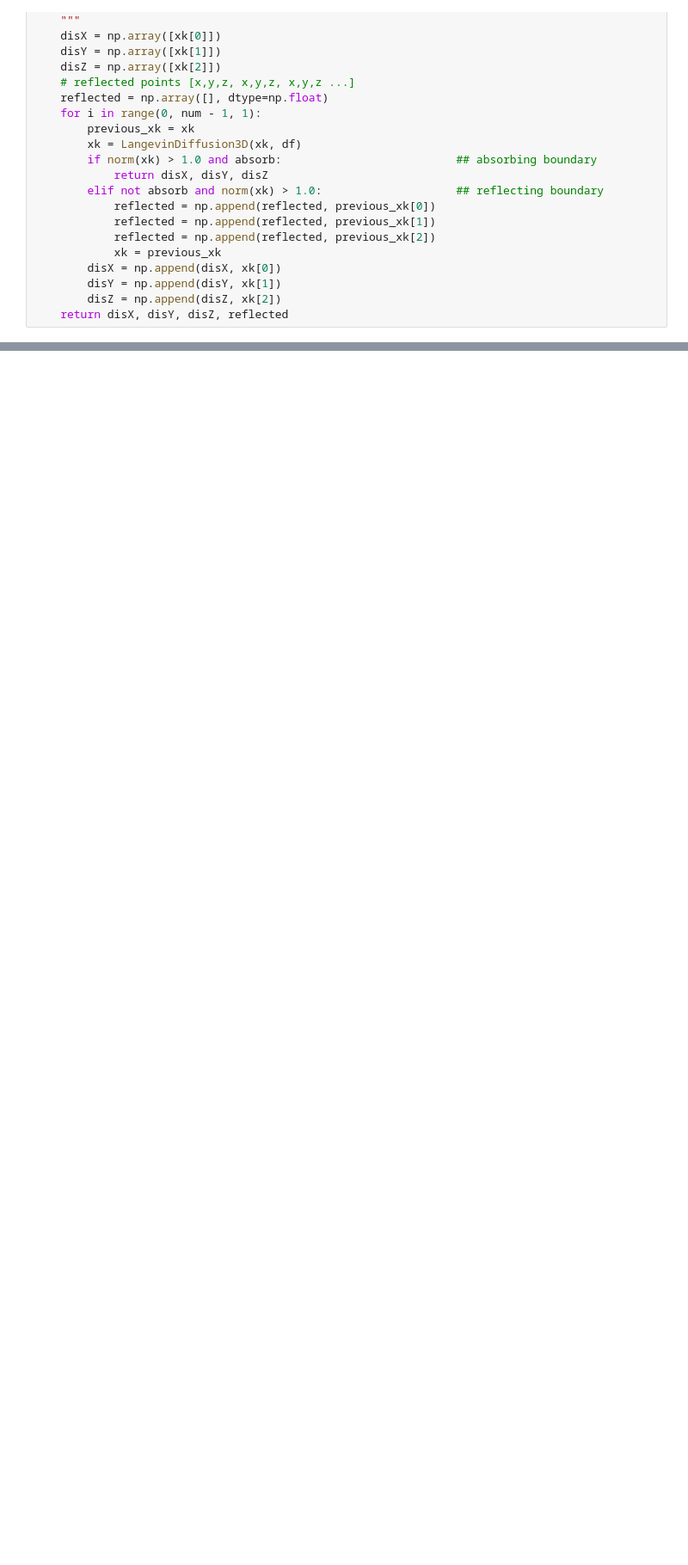
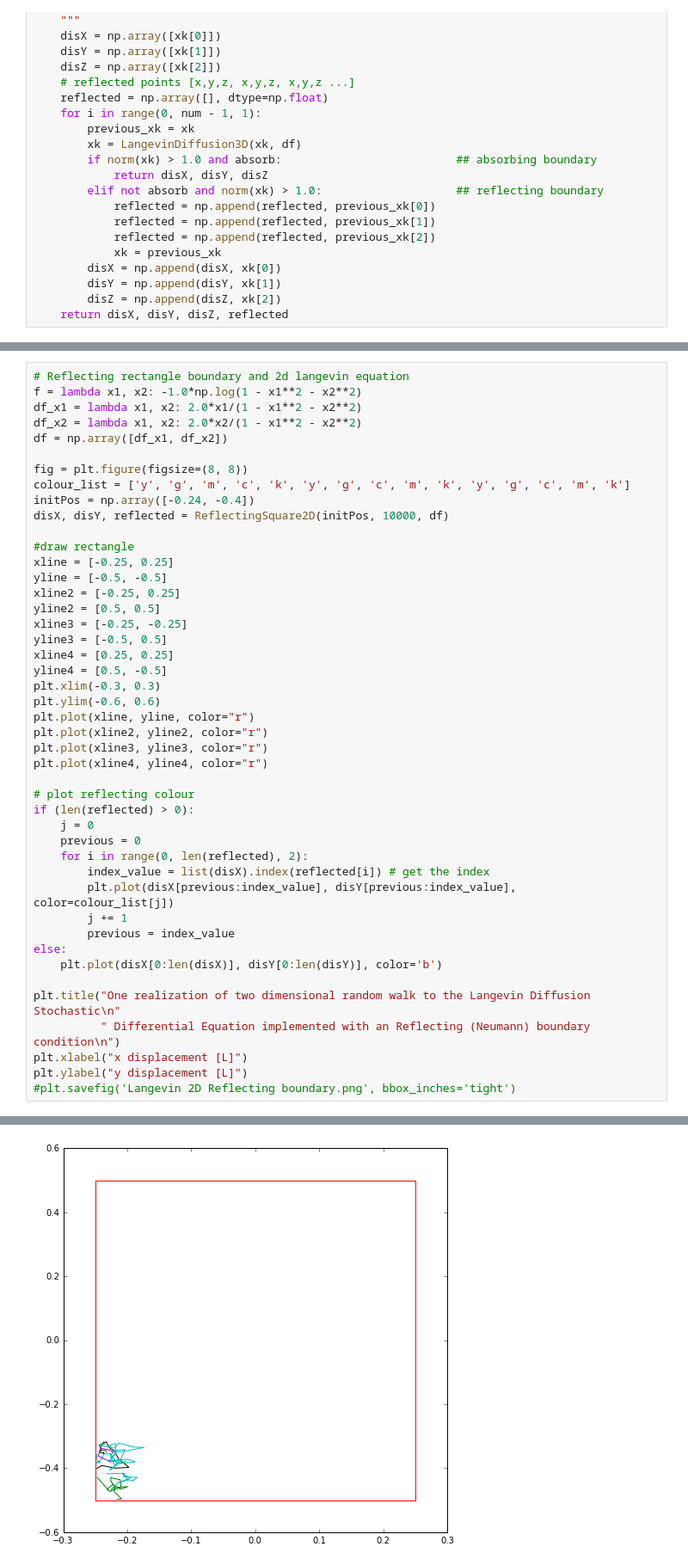
Before and after one commit to nishalad95/Langevin-MC-Markov-Model, a Jupyter notebook: Langevin Monte Carlo Test.ipynb, the cells around one changed output, grey strips where cells are left out. Shown at 86% size. Cells and saved outputs as stored; diff of their text form; blank space fills up the shorter version.

```diff
--- a/Langevin Monte Carlo Test.ipynb
+++ b/Langevin Monte Carlo Test.ipynb
@@ -382,0 +449,46 @@ def SolveLaplace(initPos, num_iterPos, df, num_iterPath, BC):
+# %%
+# Reflecting rectangle boundary and 2d langevin equation
+f = lambda x1, x2: -1.0*np.log(1 - x1**2 - x2**2)
+df_x1 = lambda x1, x2: 2.0*x1/(1 - x1**2 - x2**2)
+df_x2 = lambda x1, x2: 2.0*x2/(1 - x1**2 - x2**2)
+df = np.array([df_x1, df_x2])
+
+fig = plt.figure(figsize=(8, 8))
+colour_list = ['y', 'g', 'm', 'c', 'k', 'y', 'g', 'c', 'm', 'k', 'y', 'g', 'c', 'm', 'k']
+initPos = np.array([-0.24, -0.4])
+disX, disY, reflected = ReflectingSquare2D(initPos, 10000, df)
+
+#draw rectangle
+xline = [-0.25, 0.25]
+yline = [-0.5, -0.5]
+xline2 = [-0.25, 0.25]
+yline2 = [0.5, 0.5]
+xline3 = [-0.25, -0.25]
+yline3 = [-0.5, 0.5]
+xline4 = [0.25, 0.25]
+yline4 = [0.5, -0.5]
+plt.xlim(-0.3, 0.3)
+plt.ylim(-0.6, 0.6)
+plt.plot(xline, yline, color="r")
+plt.plot(xline2, yline2, color="r")
+plt.plot(xline3, yline3, color="r")
+plt.plot(xline4, yline4, color="r")
+
+# plot reflecting colour
+if (len(reflected) > 0):
+    j = 0
+    previous = 0
+    for i in range(0, len(reflected), 2):
+        index_value = list(disX).index(reflected[i]) # get the index
+        plt.plot(disX[previous:index_value], disY[previous:index_value], color=colour_list[j])
+        j += 1
+        previous = index_value
+else:
+    plt.plot(disX[0:len(disX)], disY[0:len(disY)], color='b')
+
+plt.title("One realization of two dimensional random walk to the Langevin Diffusion Stochastic\n"
+          " Differential Equation implemented with an Reflecting (Neumann) boundary condition\n")
+plt.xlabel("x displacement [L]")
+plt.ylabel("y displacement [L]")
+#plt.savefig('Langevin 2D Reflecting boundary.png', bbox_inches='tight')
+# %% [output]
@@ -383,3 +496,4 @@ def SolveLaplace(initPos, num_iterPos, df, num_iterPath, BC):
+[figure, added]
 # %%
 # Running many simulations of Absorbing Brownian Motion, and finding the average value of position
 # currently only applicable in the positive quadrant of the sphere centered at the origin
```
Also changed, not shown: parts of 12 cells of this notebook.
